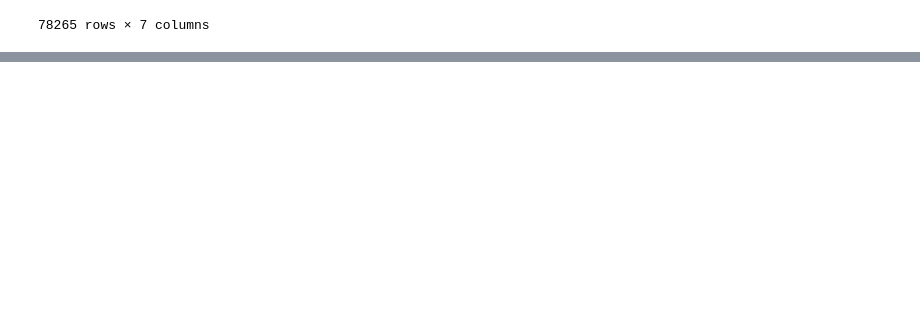
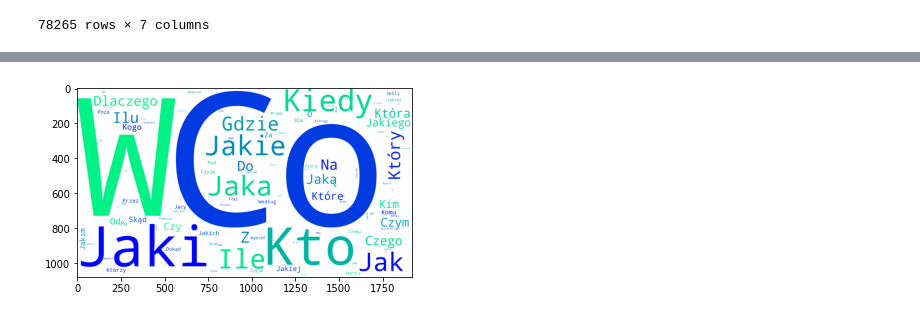
Before and after one commit to brodzik/asking-impossible-questions, a Jupyter notebook: notebooks/Question type change (prototype).ipynb, the cells around one changed output, grey strips where cells are left out. Cells and saved outputs as stored; diff of their text form; code cells hidden in the pictures; blank space fills up the shorter version.

```diff
--- a/notebooks/Question type change (prototype).ipynb
+++ b/notebooks/Question type change (prototype).ipynb
@@ -79,5 +49,5 @@ words.most_common(100)
 # %%
-first_word = Counter([normalize_text(x).split(" ")[0] for x in questions])
+first_word = Counter([x.split(" ")[0] for x in questions])
 # %%
 first_word.most_common(100)
 # %% [output]
@@ -138,2 +111,9 @@ gdzie 0.027545140222819824
+# %%
+wordcloud = WordCloud(width=1920, height=1080, background_color="white", relative_scaling="auto", colormap="winter", max_words=100).generate_from_frequencies(first_word)
+wordcloud.to_file("question_first_word.png")
+plt.imshow(wordcloud)
+plt.show()
+# %% [output]
+[figure, added]
 # %%
 wordcloud = WordCloud(width=1920, height=1080, background_color="white", relative_scaling="auto", colormap="winter", max_words=100).generate_from_frequencies(first_two_words)
```
Also changed, not shown: parts of 12 cells of this notebook, 2 other files.
